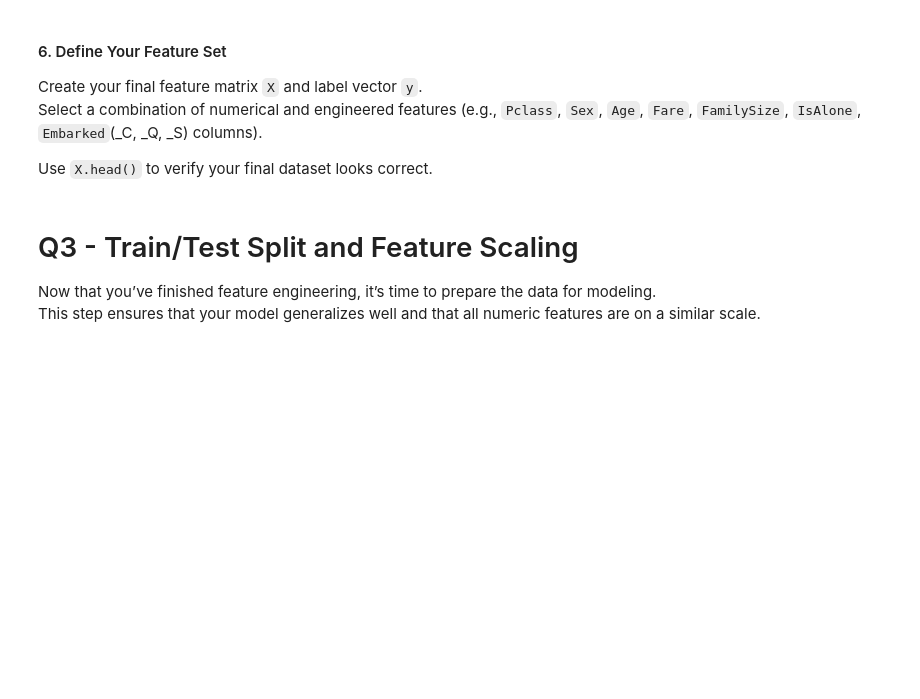
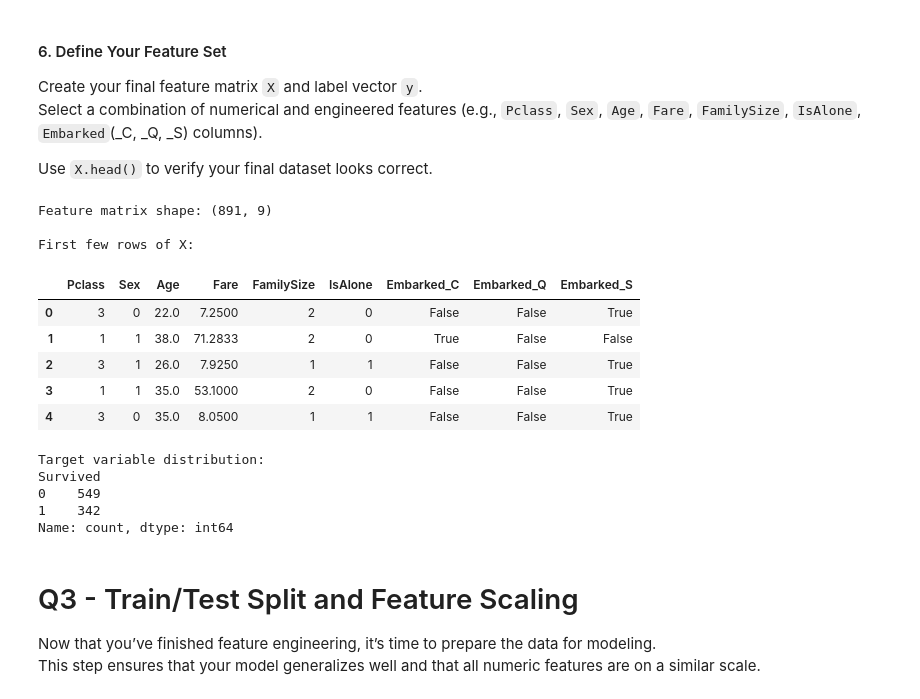
Before and after one commit to issarmank/ds3000-assignment2-classification, a Jupyter notebook: Assignment 2 Classification with Ridge LASSO and NN.ipynb, the cells around one changed output. Saved outputs shown, nothing was run; the diff lists cells and outputs as text; code cells hidden in the pictures; blank space fills up the shorter version.

Commit message:
feature set created and X.head() called

```diff
--- a/Assignment 2 Classification with Ridge LASSO and NN.ipynb
+++ b/Assignment 2 Classification with Ridge LASSO and NN.ipynb
@@ -322,8 +322,8 @@ Machine learning models need numeric features. Convert categorical features into
 - One-hot encode `Embarked` into dummy variables (e.g., `Embarked_C`, `Embarked_Q`, `Embarked_S`) using `pd.get_dummies()` with the `columns` argument.
 # %%
 #Q2.5
-df_train['Sex'] = df_train['Sex'].map({'female': 0, 'male': 1})
-df_test['Sex'] = df_test['Sex'].map({'female': 0, 'male': 1})
+df_train['Sex'] = df_train['Sex'].map({'female': 1, 'male': 0})
+df_test['Sex'] = df_test['Sex'].map({'female': 1, 'male': 0})
 
 df_train['Embarked'] = df_train['Embarked'].fillna('S')  # Most common embarkation point
 df_test['Embarked'] = df_test['Embarked'].fillna('S')
@@ -352,6 +352,32 @@ Select a combination of numerical and engineered features (e.g., `Pclass`, `Sex`
 Use `X.head()` to verify your final dataset looks correct.
 # %%
 #Q2.6
+features = ['Pclass', 'Sex', 'Age', 'Fare', 'FamilySize', 'IsAlone',
+            'Embarked_C', 'Embarked_Q', 'Embarked_S']
+
+X = df_train[features]
+Y = df_train['Survived']
+
+print("Feature matrix shape:", X.shape)
+print("\nFirst few rows of X:")
+display(X.head())
+print("\nTarget variable distribution:")
+print(Y.value_counts())
+# %% [output]
+Feature matrix shape: (891, 9)
+
+First few rows of X:
+|  | Pclass | Sex | Age | Fare | FamilySize | IsAlone | Embarked_C | Embarked_Q | Embarked_S |
+| 0 | 3 | 0 | 22.0 | 7.2500 | 2 | 0 | False | False | True |
+| 1 | 1 | 1 | 38.0 | 71.2833 | 2 | 0 | True | False | False |
+| 2 | 3 | 1 | 26.0 | 7.9250 | 1 | 1 | False | False | True |
+| 3 | 1 | 1 | 35.0 | 53.1000 | 2 | 0 | False | False | True |
+| 4 | 3 | 0 | 35.0 | 8.0500 | 1 | 1 | False | False | True |
+Target variable distribution:
+Survived
+0    549
+1    342
+Name: count, dtype: int64
 # %% [markdown]
 # Q3 - Train/Test Split and Feature Scaling
 
```
Also changed, not shown: parts of 2 cells of this notebook.
